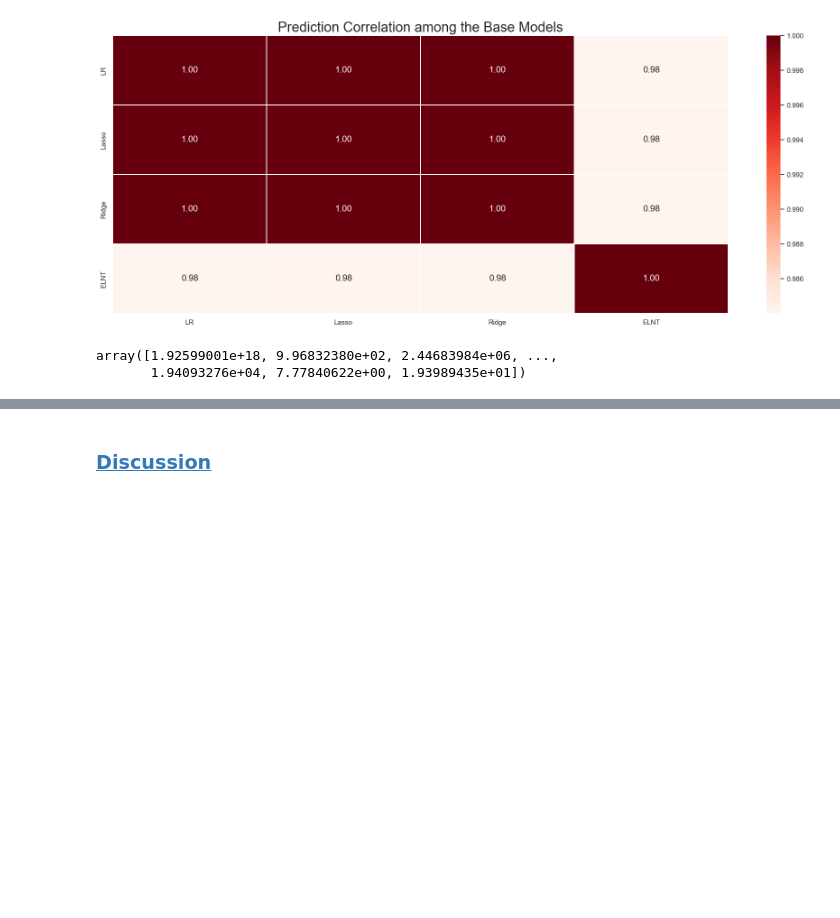
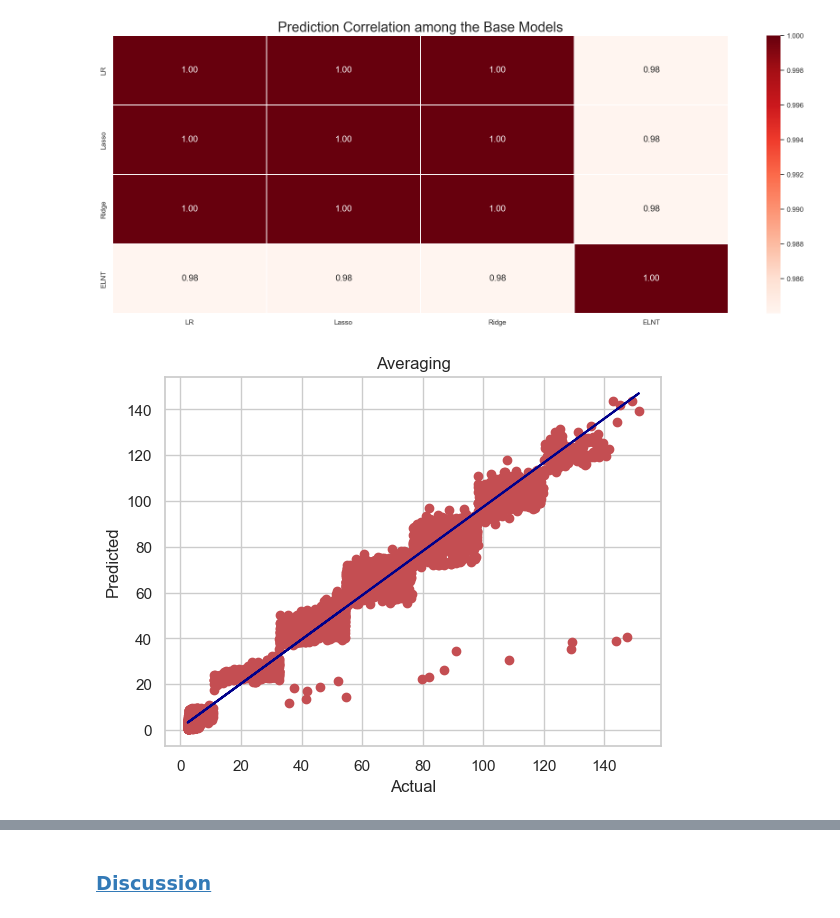
Before and after one commit to tea561/ML, a Jupyter notebook: Projekat1/proj1.ipynb, the cells around one changed output, grey strips where cells are left out. Cells and saved outputs as stored; diff of their text form; code cells hidden in the pictures; blank space fills up the shorter version.

Commit message:
update projekat1 - advanced ensemble method

```diff
--- a/Projekat1/proj1.ipynb
+++ b/Projekat1/proj1.ipynb
@@ -1016,13 +1024,12 @@ plt.show()
 # %% [output]
 [figure]
 # %%
-y_lr = np.expm1(lr.predict(features_test))
-y_lasso = np.expm1(lasso.predict(features_test))
-y_en = np.expm1(en.predict(features_test))
-y_rlr = np.expm1(rlr.predict(features_test))
+y_lr = lr.predict(features_test)
+y_lasso = lasso.predict(features_test)
+y_en = en.predict(features_test)
+y_rlr = rlr.predict(features_test)
 
 avg_ensemble = (y_lr + y_lasso + y_en + y_rlr)/4
-avg_ensemble
+visualize_model(target_test, avg_ensemble, "Averaging")
 # %% [output]
-array([1.92599001e+18, 9.96832380e+02, 2.44683984e+06, ...,
-       1.94093276e+04, 7.77840622e+00, 1.93989435e+01])
+[figure, added]
```
Also changed, not shown: parts of 16 cells of this notebook.
